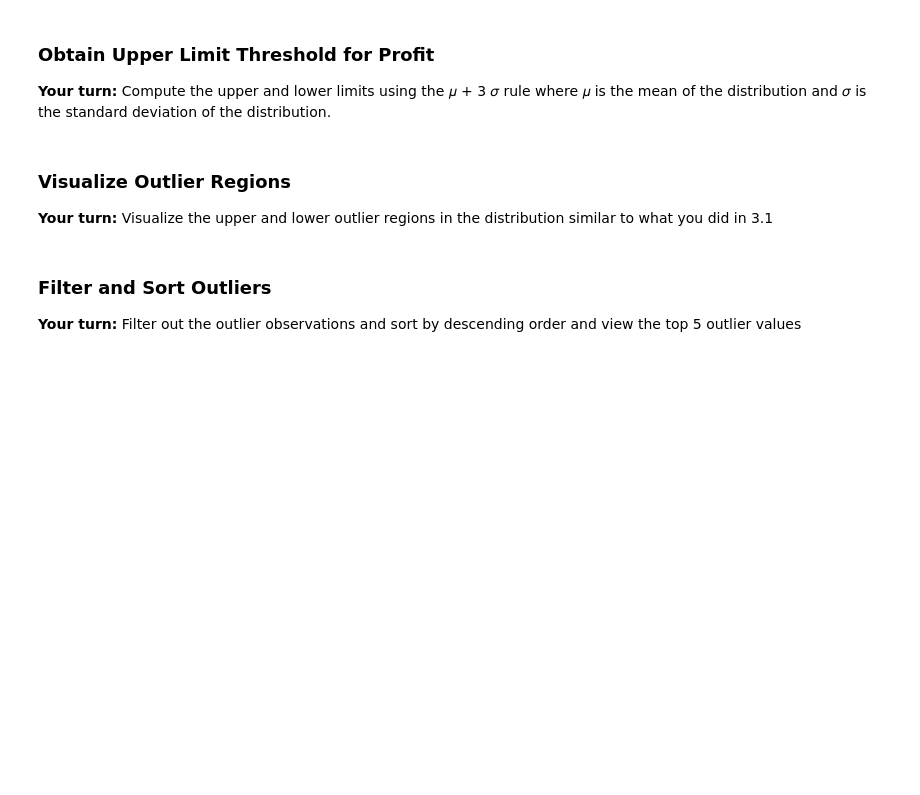
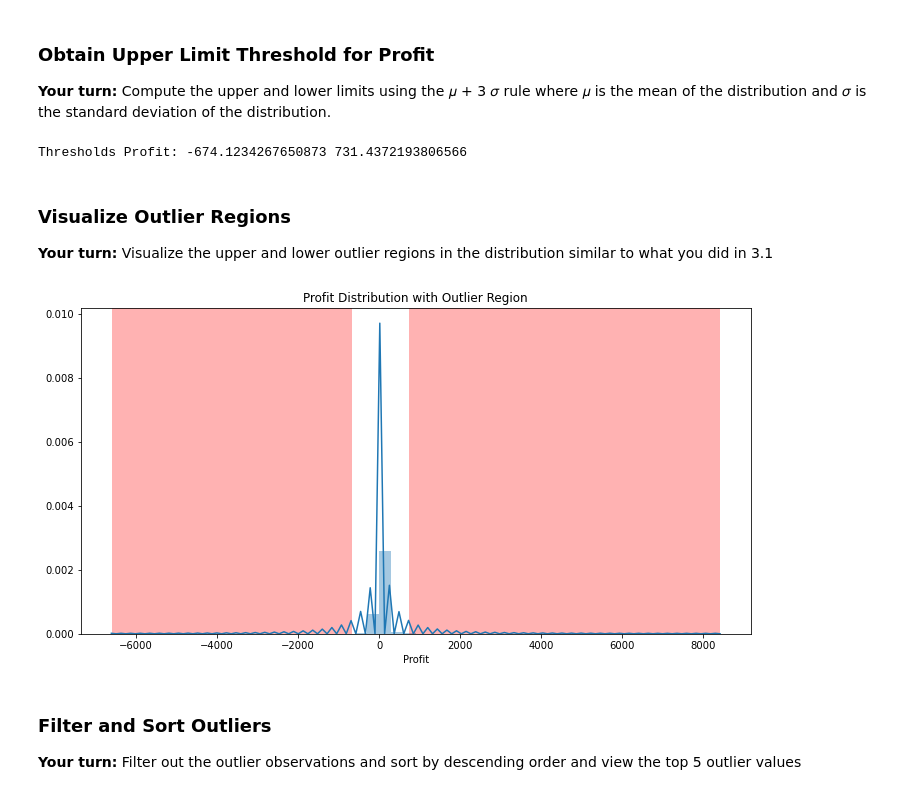
Before and after one commit to NISHANTH-PAPARAJU/SpringBoard, a Jupyter notebook: 98-Mini_Projects/mec-16.4.1-anomaly-detection-mini-project/Mini_Project_Anomaly_Detection.ipynb, the cells around one changed output. Saved outputs shown, nothing was run; the diff lists cells and outputs as text; code cells hidden in the pictures; blank space fills up the shorter version.

```diff
--- a/98-Mini_Projects/mec-16.4.1-anomaly-detection-mini-project/Mini_Project_Anomaly_Detection.ipynb
+++ b/98-Mini_Projects/mec-16.4.1-anomaly-detection-mini-project/Mini_Project_Anomaly_Detection.ipynb
@@ -155,14 +249,16 @@ In this section you will use the learning from Section 3.1 and implement anomaly
 
 __Your turn:__ Compute the upper and lower limits using the  𝜇  + 3 𝜎  rule where  𝜇  is the mean of the distribution and  𝜎  is the standard deviation of the distribution.
 # %%
-mean_profit = #<FILL THIS>
-sigma_profit = #<FILL THIS>
-three_sigma_profit = #<FILL THIS>
+mean_profit = df['Profit'].mean()
+sigma_profit = df['Profit'].std()
+three_sigma_profit = 3 * sigma_profit
 
-threshold_profit_upper_limit = #<FILL THIS>
-threshold_profit_lower_limit = #<FILL THIS>
+threshold_profit_upper_limit = mean_profit + three_sigma_profit
+threshold_profit_lower_limit = mean_profit - three_sigma_profit
 
 print('Thresholds Profit:', threshold_profit_lower_limit, threshold_profit_upper_limit)
+# %% [output]
+Thresholds Profit: -674.1234267650873 731.4372193806566
 # %% [markdown]
 ### Visualize Outlier Regions
 
@@ -172,3 +266,12 @@ __Your turn:__ Visualize the upper and lower outlier regions in the distribution
+# %%
+fig, ax = plt.subplots(1, 1, figsize=(12, 6))
+
+sns.distplot(df['Profit'])
+plt.axvspan(df['Profit'].min(), threshold_profit_lower_limit, facecolor='r', alpha=0.3)
+plt.axvspan(threshold_profit_upper_limit, df['Profit'].max(), facecolor='r', alpha=0.3)
+plt.title("Profit Distribution with Outlier Region");
+# %% [output]
+[figure, added]
 # %% [markdown]
 ### Filter and Sort Outliers
 
```
Also changed, not shown: parts of 56 cells of this notebook.
